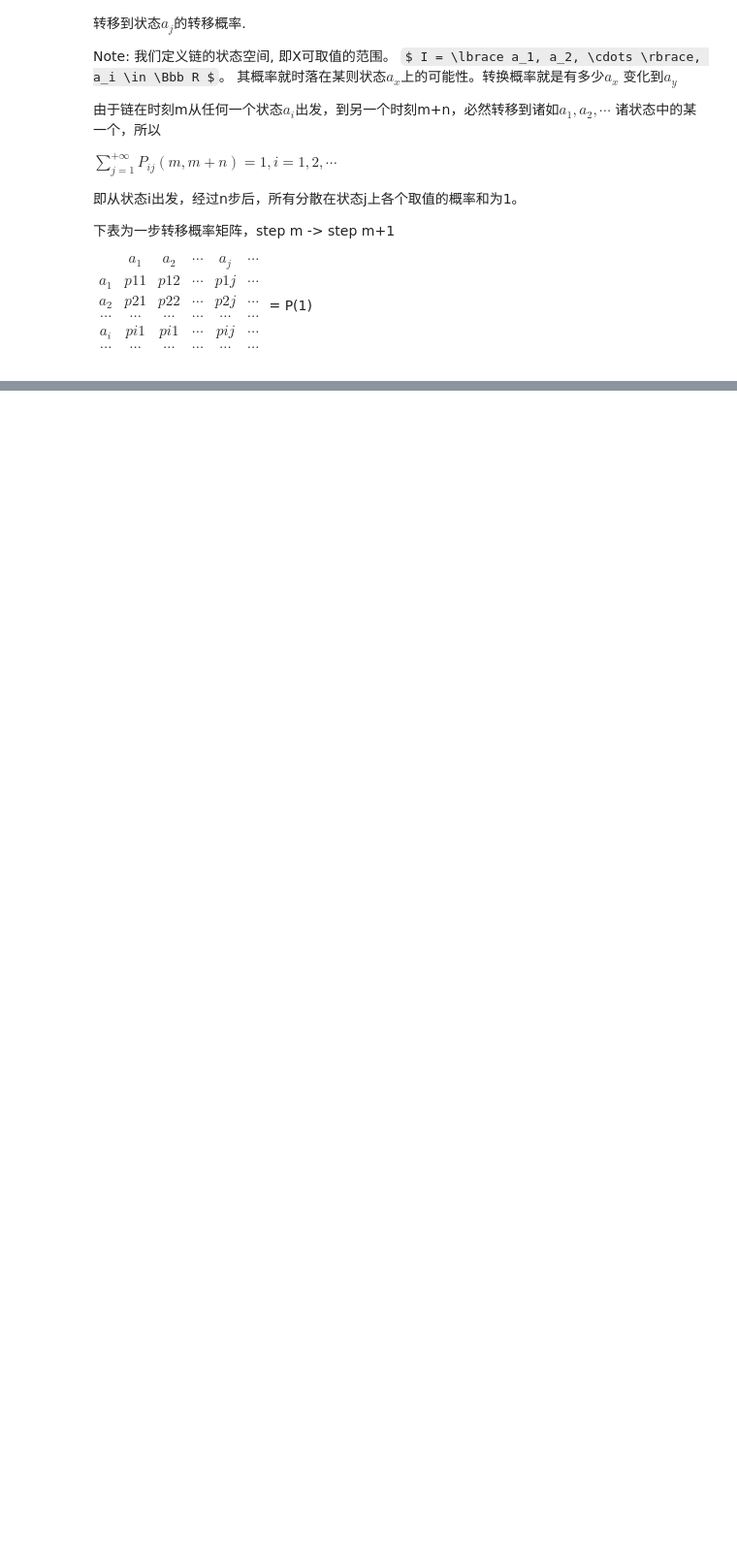
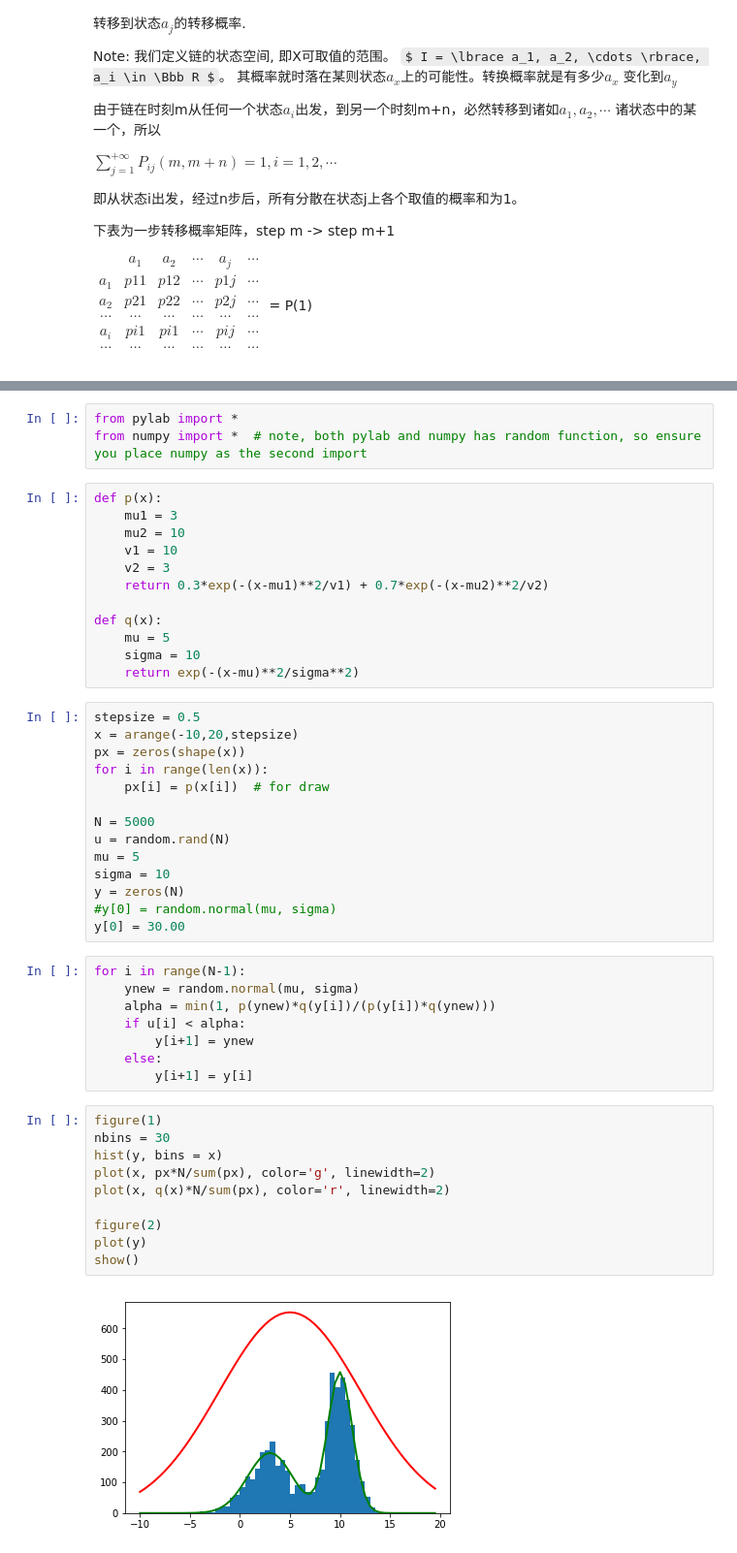
Before and after one commit to Hobart-Liu/Exercise, a Jupyter notebook: mynotes/basic/MCMC.ipynb, the cells around one changed output, grey strips where cells are left out. Shown at 97% size. Cells and saved outputs as stored; diff of their text form; some formulas as TeX source; blank space fills up the shorter version.

```diff
--- a/mynotes/basic/MCMC.ipynb
+++ b/mynotes/basic/MCMC.ipynb
@@ -120,0 +119,49 @@ plt.show()
+# %%
+from pylab import *
+from numpy import *  # note, both pylab and numpy has random function, so ensure you place numpy as the second import
+# %%
+def p(x):
+    mu1 = 3
+    mu2 = 10
+    v1 = 10
+    v2 = 3
+    return 0.3*exp(-(x-mu1)**2/v1) + 0.7*exp(-(x-mu2)**2/v2)
+
+def q(x):
+    mu = 5
+    sigma = 10
+    return exp(-(x-mu)**2/sigma**2)
+# %%
+stepsize = 0.5
+x = arange(-10,20,stepsize)
+px = zeros(shape(x))
+for i in range(len(x)):
+    px[i] = p(x[i])  # for draw
+
+N = 5000
+u = random.rand(N)
+mu = 5
+sigma = 10
+y = zeros(N)
+#y[0] = random.normal(mu, sigma)
+y[0] = 30.00
+# %%
+for i in range(N-1):
+    ynew = random.normal(mu, sigma)
+    alpha = min(1, p(ynew)*q(y[i])/(p(y[i])*q(ynew)))
+    if u[i] < alpha:
+        y[i+1] = ynew
+    else:
+        y[i+1] = y[i]
+# %%
+figure(1)
+nbins = 30
+hist(y, bins = x)
+plot(x, px*N/sum(px), color='g', linewidth=2)
+plot(x, q(x)*N/sum(px), color='r', linewidth=2)
+
+figure(2)
+plot(y)
+show()
+# %% [output]
+[figure, added]
```
Also changed, not shown: parts of 18 cells of this notebook.
